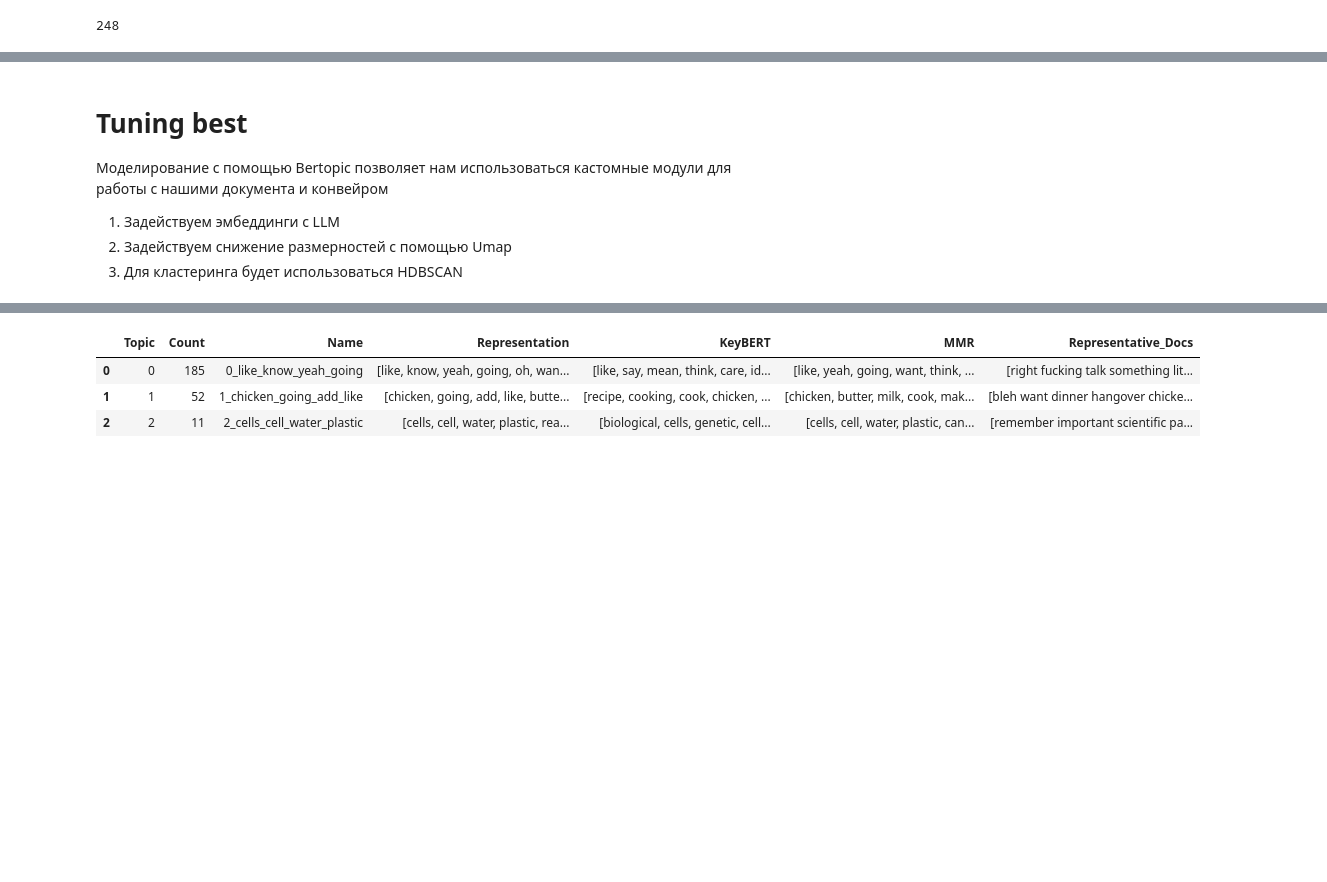
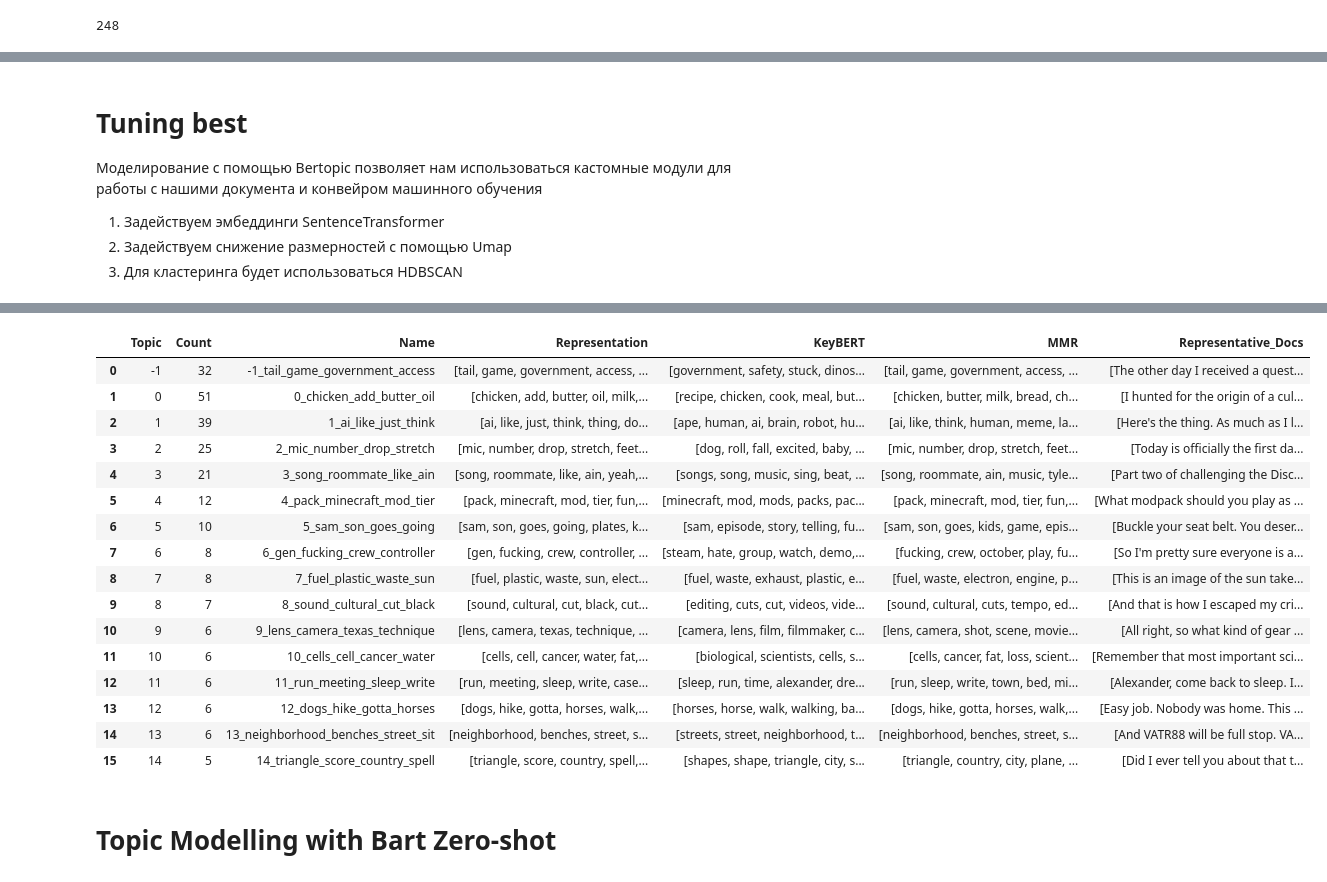
Before and after one commit to Tricar5/vector-search-hse, a Jupyter notebook: eda/text_bertopic.ipynb, the cells around one changed output, grey strips where cells are left out. Cells and saved outputs as stored; diff of their text form; code cells hidden in the pictures; blank space fills up the shorter version.

Commit message:
updated topiс modelling with bert

```diff
--- a/eda/text_bertopic.ipynb
+++ b/eda/text_bertopic.ipynb
@@ -58,9 +96,9 @@ ValueError: zero-size array to reduction operation maximum which has no identity
 # %% [markdown]
 # Tuning best
 
- Моделирование с помощью Bertopic позволяет нам использоваться кастомные модули для работы с нашими документа и конвейром
+ Моделирование с помощью Bertopic позволяет нам использоваться кастомные модули для работы с нашими документа и конвейром машинного обучения
 
-1. Задействуем эмбеддинги с LLM
+1. Задействуем эмбеддинги SentenceTransformer
 2. Задействуем снижение размерностей с помощью Umap
 3. Для кластеринга будет использоваться HDBSCAN
 # %%
@@ -80,5 +110,26 @@ hdbscan_model = HDBSCAN(min_cluster_size=5, metric='euclidean', cluster_selectio
 # %%
+from umap import UMAP
+from hdbscan import HDBSCAN
+from sklearn.feature_extraction.text import TfidfVectorizer
 
-from sklearn.feature_extraction.text import CountVectorizer
-vectorizer_model = CountVectorizer(stop_words='english', min_df=2, max_df=100, ngram_range=(1, 2))
+
+umap_model = UMAP(
+    n_neighbors=5,
+    n_components=10,
+    min_dist=0.0,
+    metric='cosine',
+    random_state=42,
+)
+hdbscan_model = HDBSCAN(
+    min_cluster_size=4,
+    metric='euclidean',
+    cluster_selection_method='eom',
+    prediction_data=True,
+)
+
+vectorizer_model = TfidfVectorizer(
+    stop_words='english',
+    max_df=20,
+    min_df=2,
+)
 # %%
@@ -99,30 +150,20 @@ representation_model = {
 from bertopic import BERTopic
 
 
-zeroshot_topics = [
-    'guide',
-    'cooking',
-    'minecraft',
-    'humour'
-]
-
-
 topic_model = BERTopic(
-  # Pipeline models
-    zeroshot_topic_list=zeroshot_topics,
+    # Pipeline models
+    # zeroshot_topic_list=zeroshot_topics,
     embedding_model=embedding_model,
     umap_model=umap_model,
     hdbscan_model=hdbscan_model,
     vectorizer_model=vectorizer_model,
     representation_model=representation_model,
-
-  # Hyperparameters
-  top_n_words=10,
-  verbose=True
+    # Hyperparameters
+    verbose=True,
 )
 
 # Train model
-topics, probs = topic_model.fit_transform(texts, embeddings)
+topics, probs = topic_model.fit_transform(df['text'], embeddings)
 
 # Show topics
 topic_model.get_topic_info()
@@ -138,4 +177,17 @@ topic_model.get_topic_info()
 |  | Topic | Count | Name | Representation | KeyBERT | MMR | Representative_Docs |
-| 0 | 0 | 185 | 0_like_know_yeah_going | [like, know, yeah, going, oh, wan... | [like, say, mean, think, care, id... | [like, yeah, going, want, think, ... | [right fucking talk something lit... |
-| 1 | 1 | 52 | 1_chicken_going_add_like | [chicken, going, add, like, butte... | [recipe, cooking, cook, chicken, ... | [chicken, butter, milk, cook, mak... | [bleh want dinner hangover chicke... |
-| 2 | 2 | 11 | 2_cells_cell_water_plastic | [cells, cell, water, plastic, rea... | [biological, cells, genetic, cell... | [cells, cell, water, plastic, can... | [remember important scientific pa... |
+| 0 | -1 | 32 | -1_tail_game_government_access | [tail, game, government, access, ... | [government, safety, stuck, dinos... | [tail, game, government, access, ... | [The other day I received a quest... |
+| 1 | 0 | 51 | 0_chicken_add_butter_oil | [chicken, add, butter, oil, milk,... | [recipe, chicken, cook, meal, but... | [chicken, butter, milk, bread, ch... | [I hunted for the origin of a cul... |
+| 2 | 1 | 39 | 1_ai_like_just_think | [ai, like, just, think, thing, do... | [ape, human, ai, brain, robot, hu... | [ai, like, think, human, meme, la... | [Here's the thing. As much as I l... |
+| 3 | 2 | 25 | 2_mic_number_drop_stretch | [mic, number, drop, stretch, feet... | [dog, roll, fall, excited, baby, ... | [mic, number, drop, stretch, feet... | [Today is officially the first da... |
+| 4 | 3 | 21 | 3_song_roommate_like_ain | [song, roommate, like, ain, yeah,... | [songs, song, music, sing, beat, ... | [song, roommate, ain, music, tyle... | [Part two of challenging the Disc... |
+| 5 | 4 | 12 | 4_pack_minecraft_mod_tier | [pack, minecraft, mod, tier, fun,... | [minecraft, mod, mods, packs, pac... | [pack, minecraft, mod, tier, fun,... | [What modpack should you play as ... |
+| 6 | 5 | 10 | 5_sam_son_goes_going | [sam, son, goes, going, plates, k... | [sam, episode, story, telling, fu... | [sam, son, goes, kids, game, epis... | [Buckle your seat belt. You deser... |
+| 7 | 6 | 8 | 6_gen_fucking_crew_controller | [gen, fucking, crew, controller, ... | [steam, hate, group, watch, demo,... | [fucking, crew, october, play, fu... | [So I'm pretty sure everyone is a... |
+| 8 | 7 | 8 | 7_fuel_plastic_waste_sun | [fuel, plastic, waste, sun, elect... | [fuel, waste, exhaust, plastic, e... | [fuel, waste, electron, engine, p... | [This is an image of the sun take... |
+| 9 | 8 | 7 | 8_sound_cultural_cut_black | [sound, cultural, cut, black, cut... | [editing, cuts, cut, videos, vide... | [sound, cultural, cuts, tempo, ed... | [And that is how I escaped my cri... |
+| 10 | 9 | 6 | 9_lens_camera_texas_technique | [lens, camera, texas, technique, ... | [camera, lens, film, filmmaker, c... | [lens, camera, shot, scene, movie... | [All right, so what kind of gear ... |
+| 11 | 10 | 6 | 10_cells_cell_cancer_water | [cells, cell, cancer, water, fat,... | [biological, scientists, cells, s... | [cells, cancer, fat, loss, scient... | [Remember that most important sci... |
+| 12 | 11 | 6 | 11_run_meeting_sleep_write | [run, meeting, sleep, write, case... | [sleep, run, time, alexander, dre... | [run, sleep, write, town, bed, mi... | [Alexander, come back to sleep. I... |
+| 13 | 12 | 6 | 12_dogs_hike_gotta_horses | [dogs, hike, gotta, horses, walk,... | [horses, horse, walk, walking, ba... | [dogs, hike, gotta, horses, walk,... | [Easy job. Nobody was home. This ... |
+| 14 | 13 | 6 | 13_neighborhood_benches_street_sit | [neighborhood, benches, street, s... | [streets, street, neighborhood, t... | [neighborhood, benches, street, s... | [And VATR88 will be full stop. VA... |
+| 15 | 14 | 5 | 14_triangle_score_country_spell | [triangle, score, country, spell,... | [shapes, shape, triangle, city, s... | [triangle, country, city, plane, ... | [Did I ever tell you about that t... |
@@ -141,0 +196,2 @@ topic_model.get_topic_info()
+# %% [markdown]
+# Topic Modelling with Bart Zero-shot
```
Also changed, not shown: parts of 17 cells of this notebook, 1 other file.
